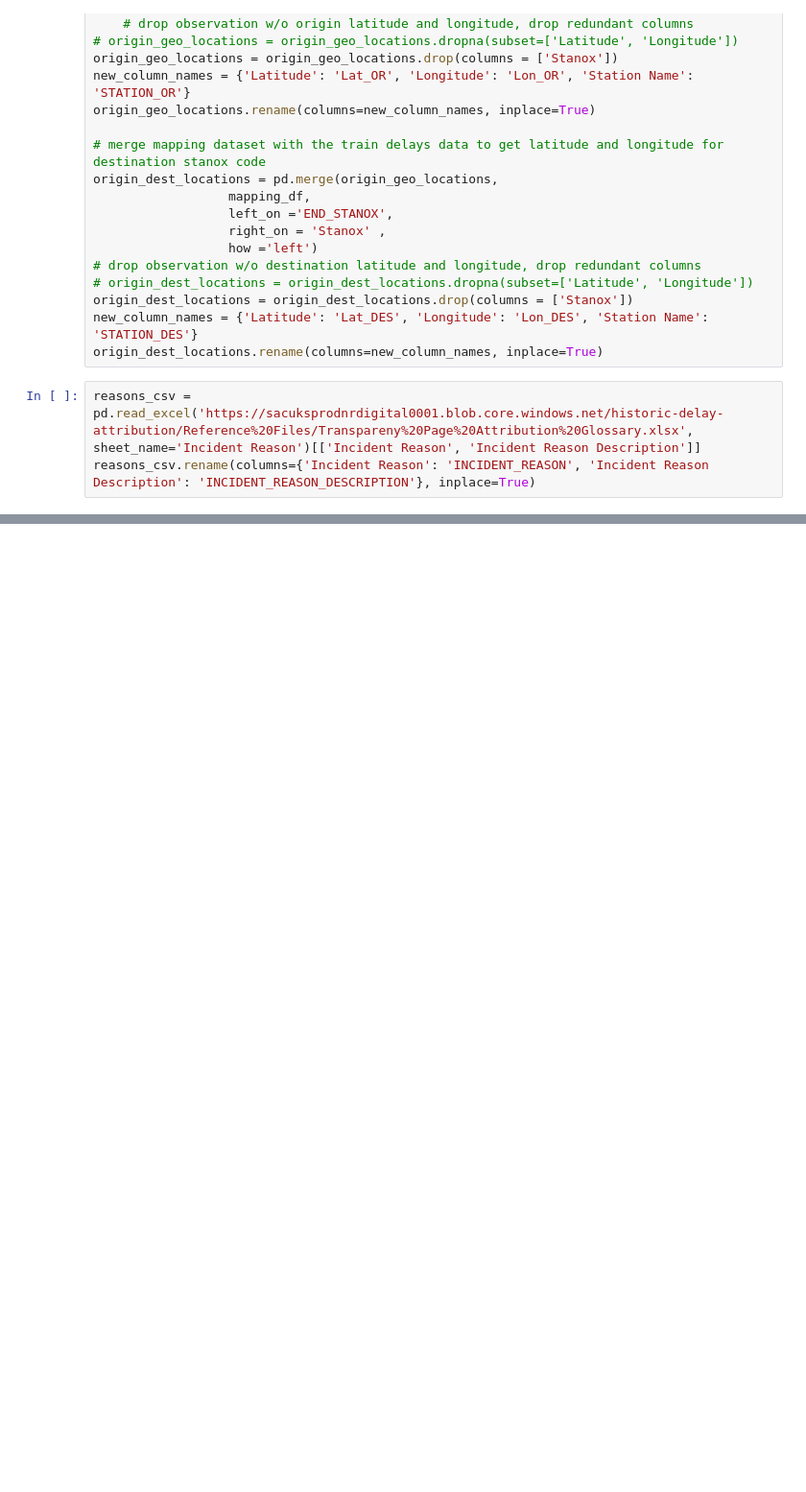
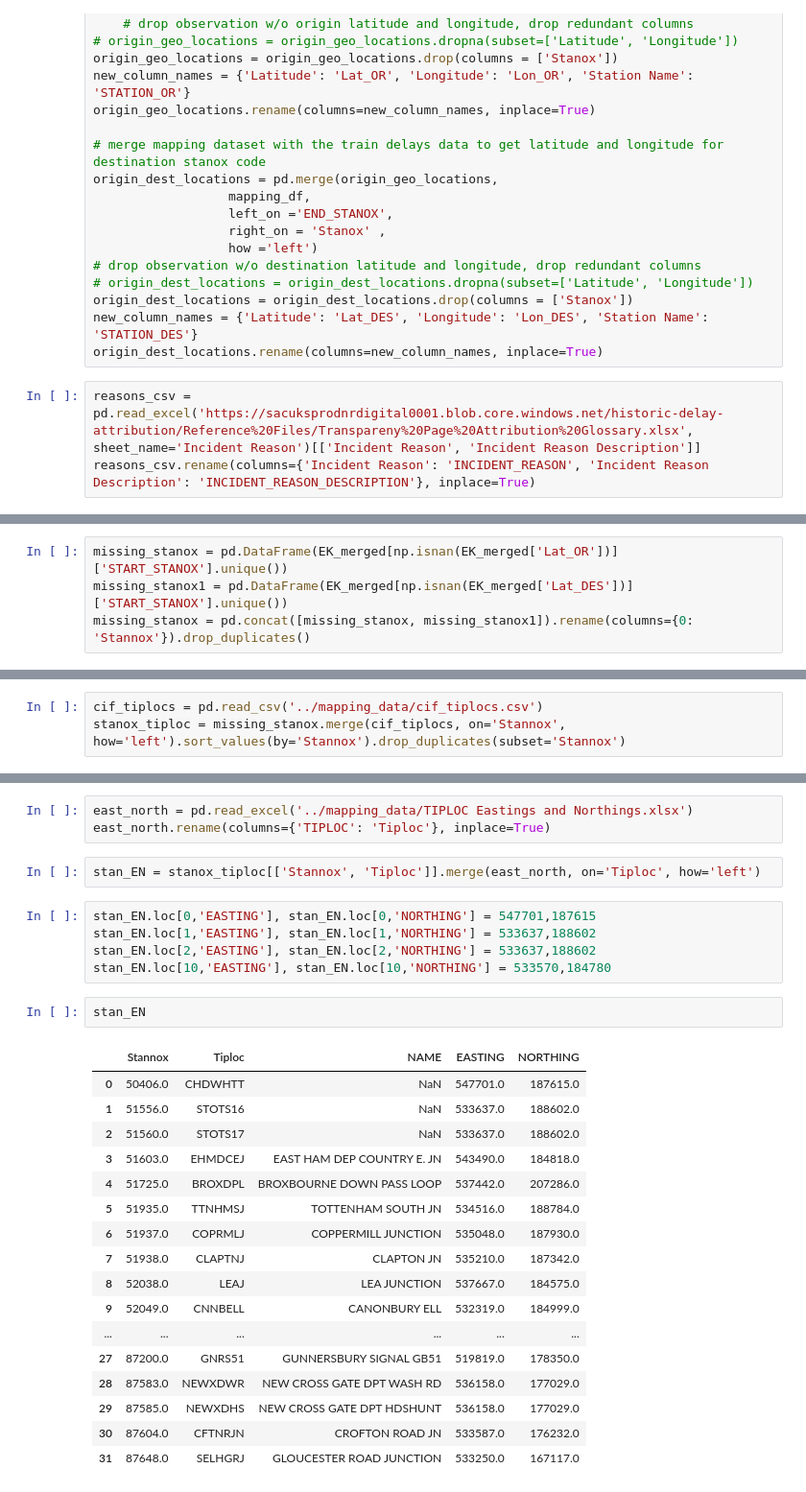
Before and after one commit to dramella/TrainDelays, a Jupyter notebook: Notebooks/leo-D4-EDA.ipynb, the cells around one changed output, grey strips where cells are left out. Shown at 96% size. Drawn from its saved outputs; the diff is of its cells as text; blank space fills up the shorter version.

```diff
--- a/Notebooks/leo-D4-EDA.ipynb
+++ b/Notebooks/leo-D4-EDA.ipynb
@@ -201,0 +239,4 @@ memory usage: 8.4+ MB
+# %%
+missing_stanox = pd.DataFrame(EK_merged[np.isnan(EK_merged['Lat_OR'])]['START_STANOX'].unique())
+missing_stanox1 = pd.DataFrame(EK_merged[np.isnan(EK_merged['Lat_DES'])]['START_STANOX'].unique())
+missing_stanox = pd.concat([missing_stanox, missing_stanox1]).rename(columns={0: 'Stannox'}).drop_duplicates()
@@ -201,0 +259,3 @@ memory usage: 8.4+ MB
+# %%
+cif_tiplocs = pd.read_csv('../mapping_data/cif_tiplocs.csv')
+stanox_tiploc = missing_stanox.merge(cif_tiplocs, on='Stannox', how='left').sort_values(by='Stannox').drop_duplicates(subset='Stannox')
@@ -201,0 +282,30 @@ memory usage: 8.4+ MB
+# %%
+east_north = pd.read_excel('../mapping_data/TIPLOC Eastings and Northings.xlsx')
+east_north.rename(columns={'TIPLOC': 'Tiploc'}, inplace=True)
+# %%
+stan_EN = stanox_tiploc[['Stannox', 'Tiploc']].merge(east_north, on='Tiploc', how='left')
+# %%
+stan_EN.loc[0,'EASTING'], stan_EN.loc[0,'NORTHING'] = 547701,187615
+stan_EN.loc[1,'EASTING'], stan_EN.loc[1,'NORTHING'] = 533637,188602
+stan_EN.loc[2,'EASTING'], stan_EN.loc[2,'NORTHING'] = 533637,188602
+stan_EN.loc[10,'EASTING'], stan_EN.loc[10,'NORTHING'] = 533570,184780
+# %%
+stan_EN
+# %% [output]
+|  | Stannox | Tiploc | NAME | EASTING | NORTHING |
+| 0 | 50406.0 | CHDWHTT | NaN | 547701.0 | 187615.0 |
+| 1 | 51556.0 | STOTS16 | NaN | 533637.0 | 188602.0 |
+| 2 | 51560.0 | STOTS17 | NaN | 533637.0 | 188602.0 |
+| 3 | 51603.0 | EHMDCEJ | EAST HAM DEP COUNTRY E. JN | 543490.0 | 184818.0 |
+| 4 | 51725.0 | BROXDPL | BROXBOURNE DOWN PASS LOOP | 537442.0 | 207286.0 |
+| 5 | 51935.0 | TTNHMSJ | TOTTENHAM SOUTH JN | 534516.0 | 188784.0 |
+| 6 | 51937.0 | COPRMLJ | COPPERMILL JUNCTION | 535048.0 | 187930.0 |
+| 7 | 51938.0 | CLAPTNJ | CLAPTON JN | 535210.0 | 187342.0 |
+| 8 | 52038.0 | LEAJ | LEA JUNCTION | 537667.0 | 184575.0 |
+| 9 | 52049.0 | CNNBELL | CANONBURY ELL | 532319.0 | 184999.0 |
+| ... | ... | ... | ... | ... | ... |
+| 27 | 87200.0 | GNRS51 | GUNNERSBURY SIGNAL GB51 | 519819.0 | 178350.0 |
+| 28 | 87583.0 | NEWXDWR | NEW CROSS GATE DPT WASH RD | 536158.0 | 177029.0 |
+| 29 | 87585.0 | NEWXDHS | NEW CROSS GATE DPT HDSHUNT | 536158.0 | 177029.0 |
+| 30 | 87604.0 | CFTNRJN | CROFTON ROAD JN | 533587.0 | 176232.0 |
+| 31 | 87648.0 | SELHGRJ | GLOUCESTER ROAD JUNCTION | 533250.0 | 167117.0 |
```
Also changed, not shown: parts of 19 cells of this notebook, 4 other files.
